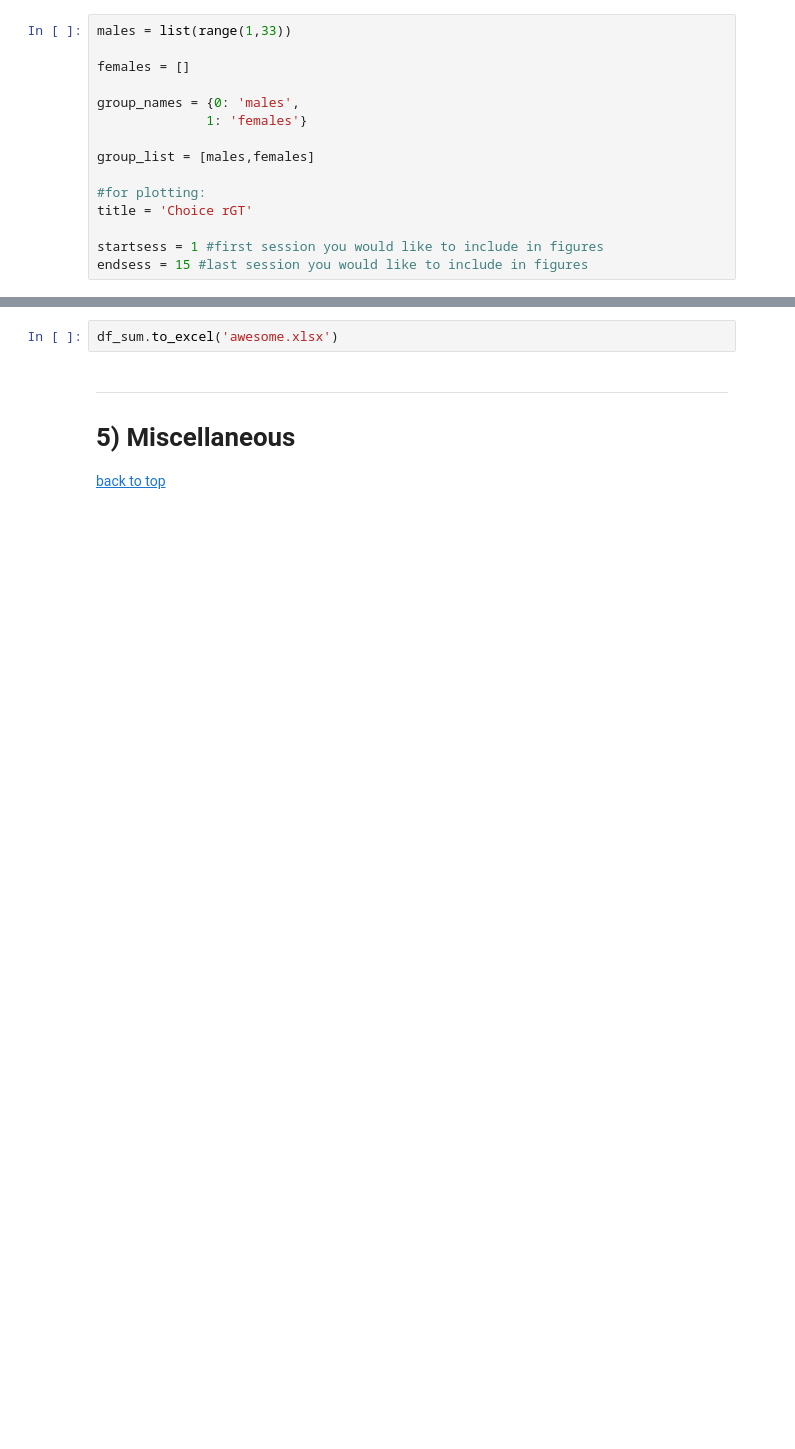
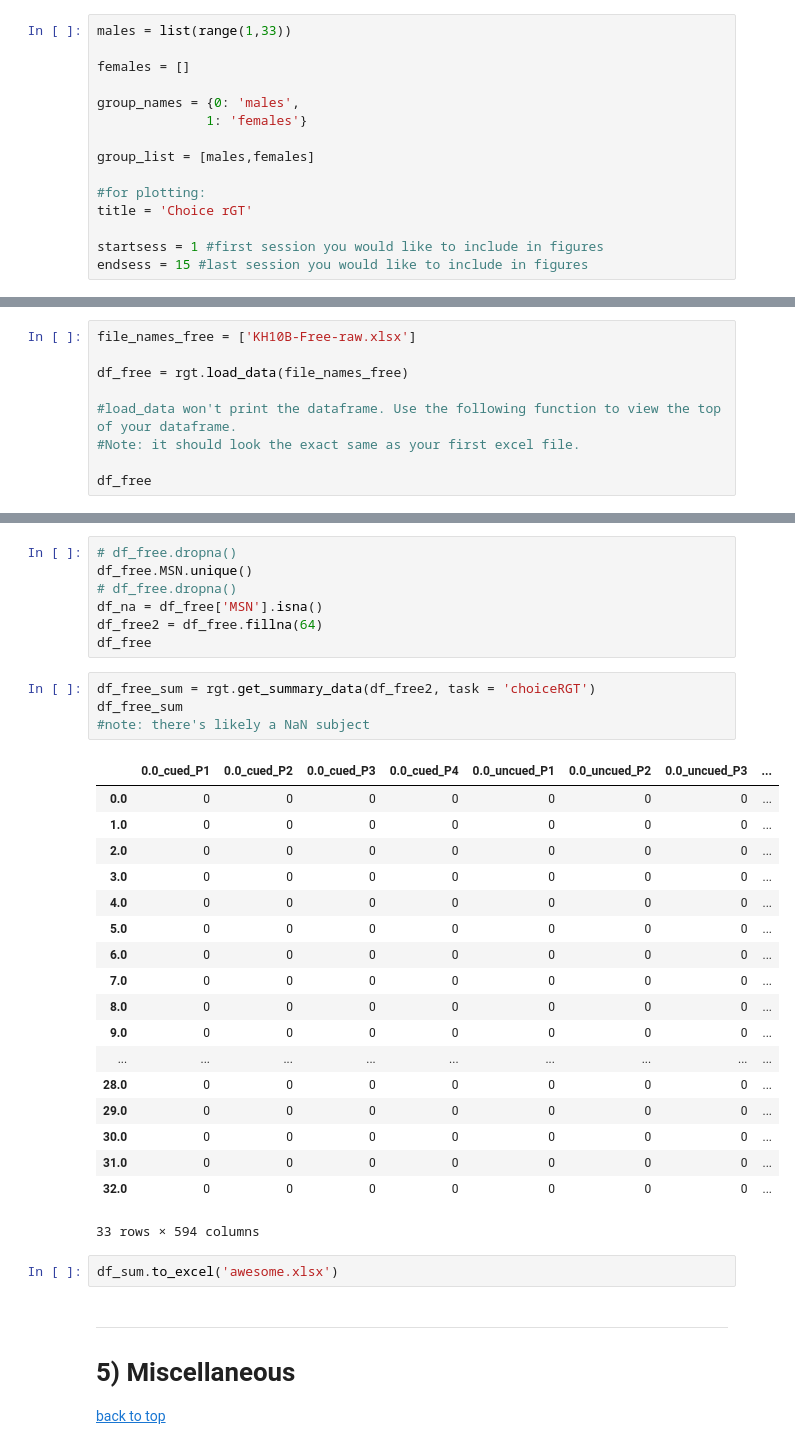
Before and after one commit to deckyblue/sparklyRGT, a Jupyter notebook: sparklyRGT_tutorial/sparklyRGT_documentation.ipynb, the cells around one changed output, grey strips where cells are left out. Cells and saved outputs as stored; diff of their text form; blank space fills up the shorter version.

```diff
--- a/sparklyRGT_tutorial/sparklyRGT_documentation.ipynb
+++ b/sparklyRGT_tutorial/sparklyRGT_documentation.ipynb
@@ -578,0 +587,9 @@ ValueError: Cannot convert non-finite values (NA or inf) to integer
+# %%
+file_names_free = ['KH10B-Free-raw.xlsx']
+
+df_free = rgt.load_data(file_names_free)
+
+#load_data won't print the dataframe. Use the following function to view the top of your dataframe.
+#Note: it should look the exact same as your first excel file.
+
+df_free
@@ -579,3 +610,33 @@ ValueError: Cannot convert non-finite values (NA or inf) to integer
+# %%
+# df_free.dropna()
+df_free.MSN.unique()
+# df_free.dropna()
+df_na = df_free['MSN'].isna()
+df_free2 = df_free.fillna(64)
+df_free
+# %%
+df_free_sum = rgt.get_summary_data(df_free2, task = 'choiceRGT')
+df_free_sum
+#note: there's likely a NaN subject
+# %% [output]
+|  | 0.0_cued_P1 | 0.0_cued_P2 | 0.0_cued_P3 | 0.0_cued_P4 | 0.0_uncued_P1 | 0.0_uncued_P2 | 0.0_uncued_P3 | ... |
+| 0.0 | 0 | 0 | 0 | 0 | 0 | 0 | 0 | ... |
+| 1.0 | 0 | 0 | 0 | 0 | 0 | 0 | 0 | ... |
+| 2.0 | 0 | 0 | 0 | 0 | 0 | 0 | 0 | ... |
+| 3.0 | 0 | 0 | 0 | 0 | 0 | 0 | 0 | ... |
+| 4.0 | 0 | 0 | 0 | 0 | 0 | 0 | 0 | ... |
+| 5.0 | 0 | 0 | 0 | 0 | 0 | 0 | 0 | ... |
+| 6.0 | 0 | 0 | 0 | 0 | 0 | 0 | 0 | ... |
+| 7.0 | 0 | 0 | 0 | 0 | 0 | 0 | 0 | ... |
+| 8.0 | 0 | 0 | 0 | 0 | 0 | 0 | 0 | ... |
+| 9.0 | 0 | 0 | 0 | 0 | 0 | 0 | 0 | ... |
+| ... | ... | ... | ... | ... | ... | ... | ... | ... |
+| 28.0 | 0 | 0 | 0 | 0 | 0 | 0 | 0 | ... |
+| 29.0 | 0 | 0 | 0 | 0 | 0 | 0 | 0 | ... |
+| 30.0 | 0 | 0 | 0 | 0 | 0 | 0 | 0 | ... |
+| 31.0 | 0 | 0 | 0 | 0 | 0 | 0 | 0 | ... |
+| 32.0 | 0 | 0 | 0 | 0 | 0 | 0 | 0 | ... |
+33 rows × 594 columns
 # %%
 df_sum.to_excel('awesome.xlsx')
 # %% [markdown]
```
Also changed, not shown: parts of 6 cells of this notebook, 1 other file.
